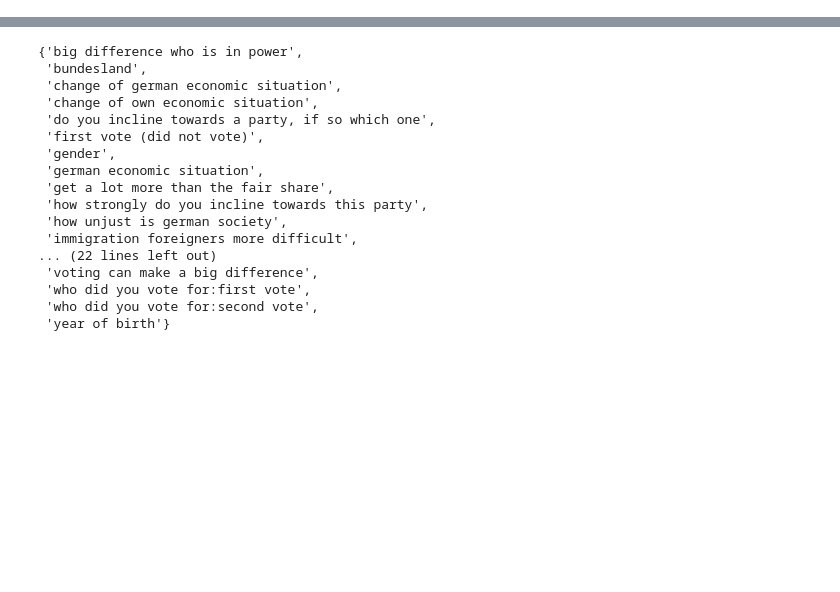
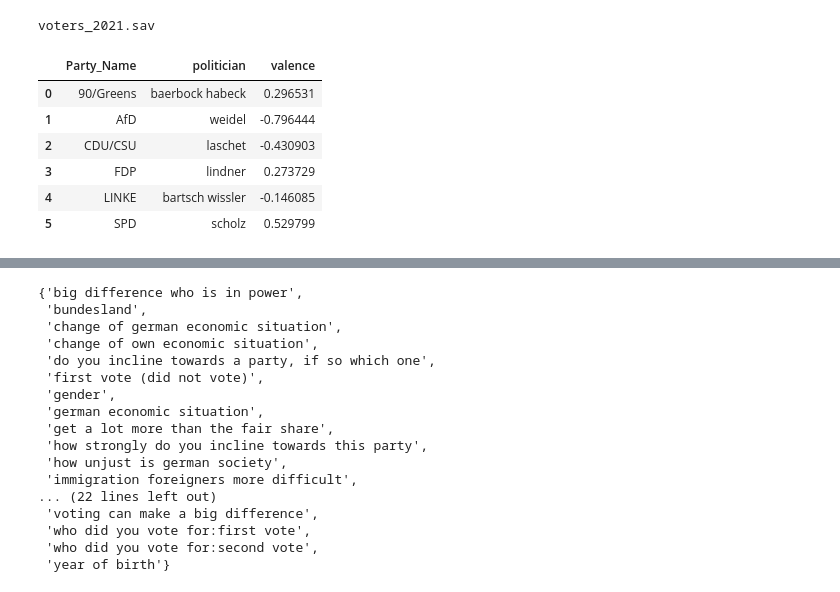
Before and after one commit to riccardoAli31/Case_Study_TUM25, a Jupyter notebook: test.ipynb, the cells around one changed output, grey strips where cells are left out. Cells and saved outputs as stored; diff of their text form; code cells hidden in the pictures; blank space fills up the shorter version.

```diff
--- a/test.ipynb
+++ b/test.ipynb
@@ -35 +25,18 @@ Name: not satisfied with democracy in germany, Length: 2115, dtype: float64
+# %%
+
+party_map = dl.load_party_leaders(year=year)
+# fetch the external valences
+valences = dp.get_valence_from_gesis(politicians=party_map, year=year)
+# %% [output]
+voters_2021.sav
+# %%
+valences
+# %% [output]
+|  | Party_Name | politician | valence |
+| 0 | 90/Greens | baerbock habeck | 0.296531 |
+| 1 | AfD | weidel | -0.796444 |
+| 2 | CDU/CSU | laschet | -0.430903 |
+| 3 | FDP | lindner | 0.273729 |
+| 4 | LINKE | bartsch wissler | -0.146085 |
+| 5 | SPD | scholz | 0.529799 |
 # %%
```
Also changed, not shown: parts of 10 cells of this notebook.
